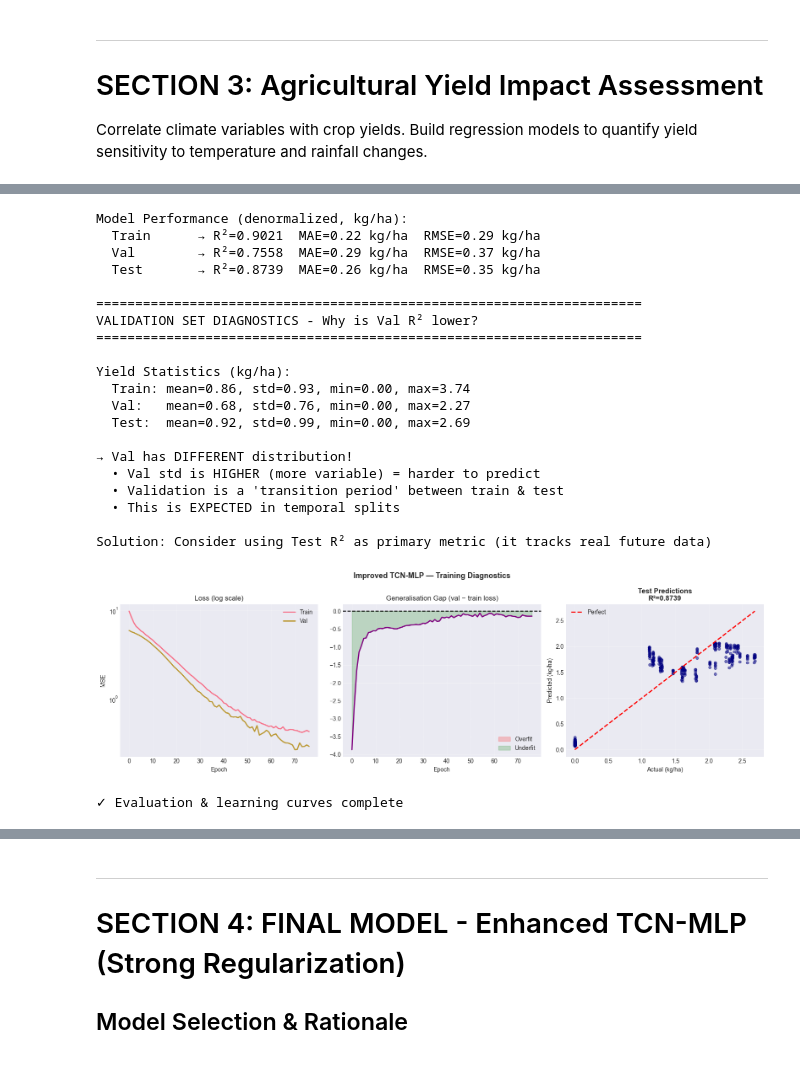
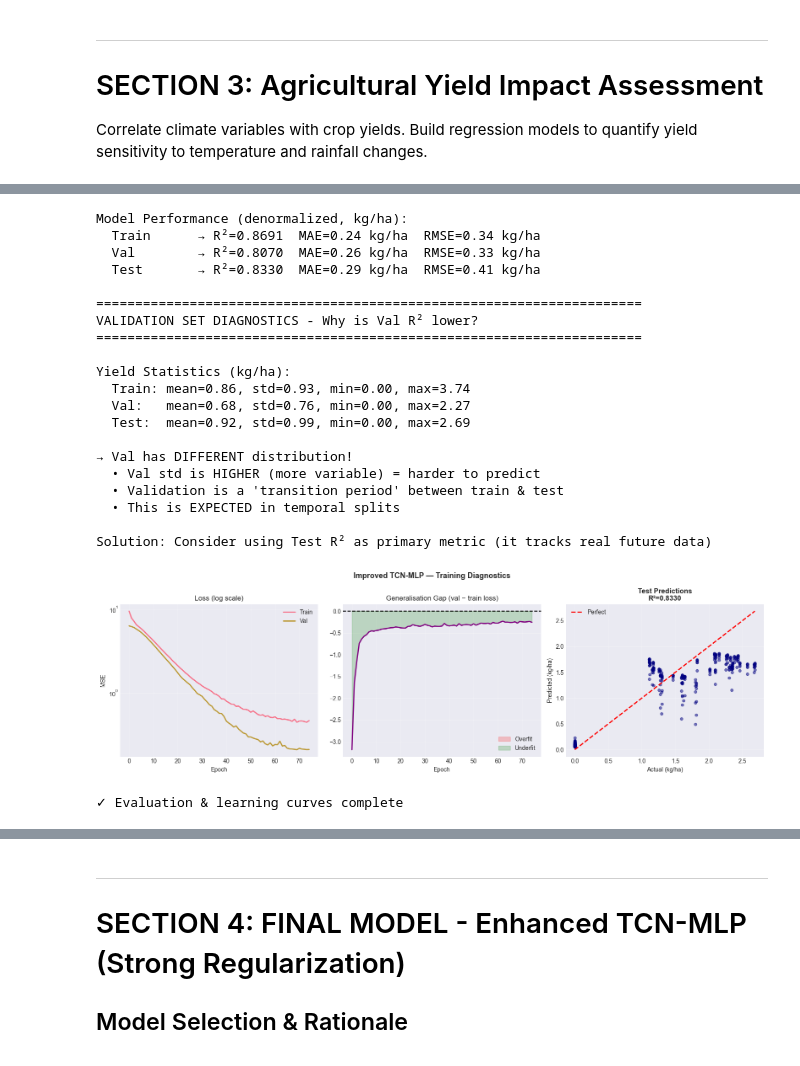
Before and after one commit to David-Ibitokun/Final-Year-Project, a Jupyter notebook: climate_change_food_security_nigeria_improved.ipynb, the cells around one changed output, grey strips where cells are left out. Cells and saved outputs as stored; diff of their text form; code cells hidden in the pictures.

```diff
--- a/climate_change_food_security_nigeria_improved.ipynb
+++ b/climate_change_food_security_nigeria_improved.ipynb
@@ -739,14 +744,14 @@ Model: "functional"
 # %%
-# === IMPROVED Training: maximum regularization to reduce overfitting ===
+# === OPTIMIZED Training: keep performance while reducing overfitting ===
 from tensorflow.keras.callbacks import EarlyStopping, ReduceLROnPlateau, ModelCheckpoint
 
-optimizer = optimizers.Adam(learning_rate=0.0002, clipnorm=1.0)
+optimizer = optimizers.Adam(learning_rate=0.00018, clipnorm=1.0)  # Slightly higher than original
 model.compile(optimizer=optimizer, loss='mse')
 
 callbacks = [
-    EarlyStopping(monitor='val_loss', patience=6, restore_best_weights=True, verbose=1),
-    ReduceLROnPlateau(monitor='val_loss', factor=0.5, patience=3, min_lr=1e-7, verbose=1),
-    ModelCheckpoint('models/tcn_mlp_improved_best.keras',
+    EarlyStopping(monitor='val_loss', patience=5, restore_best_weights=True, verbose=1),  # Balanced patience
+    ReduceLROnPlateau(monitor='val_loss', factor=0.55, patience=2, min_lr=1e-8, verbose=1),  # Moderate LR decay
+    ModelCheckpoint('models/tcn_mlp_optimized_overfit_best.keras',  # New model name
                     monitor='val_loss', save_best_only=True, verbose=0)
 ]
 
@@ -754,7 +759,7 @@ train_inputs = [X_num_train] + [X_cat_train[:, i:i+1] for i in range(X_cat_train
 val_inputs   = [X_num_val]   + [X_cat_val[:, i:i+1]   for i in range(X_cat_val.shape[1])]
 
 print(f"Training samples: {len(y_train):,} | Val: {len(y_val):,} | Test: {len(y_test):,}")
-print("Starting training with maximum regularization...")
+print("Starting training with light-moderate regularization...")
 
 history = model.fit(
     train_inputs, y_train,
@@ -790,7 +795,7 @@ from sklearn.metrics import mean_squared_error, mean_absolute_error, r2_score
 from tensorflow.keras.models import load_model
 import numpy as np
 
-best_model = load_model('models/tcn_mlp_improved_best.keras')
+best_model = load_model('models/tcn_mlp_optimized_overfit_best.keras')
 
 def evaluate_split(X_num, X_cat, y_true_scaled, label):
     inputs = [X_num] + [X_cat[:, i:i+1] for i in range(X_cat.shape[1])]
@@ -854,37 +859,37 @@ axes[1].legend(); axes[1].grid(alpha=0.3)
 axes[2].scatter(y_test_denorm, y_test_pred_denorm, s=20, alpha=0.5, color='navy')
 lims = [min(y_test_denorm.min(), y_test_pred_denorm.min()),
         max(y_test_denorm.max(), y_test_pred_denorm.max())]
 axes[2].plot(lims, lims, 'r--', lw=2, label='Perfect')
 axes[2].set_title(f'Test Predictions\nR²={test_metrics["r2"]:.4f}', fontweight='bold')
 axes[2].set_xlabel('Actual (kg/ha)'); axes[2].set_ylabel('Predicted (kg/ha)')
 axes[2].legend(); axes[2].grid(alpha=0.3)
 
 plt.tight_layout()
 plt.savefig('results/climate_food_security/03_training_diagnostics.png', dpi=150, bbox_inches='tight')
 plt.show()
 print("✓ Evaluation & learning curves complete")
 # %% [output]
 Model Performance (denormalized, kg/ha):
-  Train      → R²=0.9021  MAE=0.22 kg/ha  RMSE=0.29 kg/ha
-  Val        → R²=0.7558  MAE=0.29 kg/ha  RMSE=0.37 kg/ha
-  Test       → R²=0.8739  MAE=0.26 kg/ha  RMSE=0.35 kg/ha
+  Train      → R²=0.8691  MAE=0.24 kg/ha  RMSE=0.34 kg/ha
+  Val        → R²=0.8070  MAE=0.26 kg/ha  RMSE=0.33 kg/ha
+  Test       → R²=0.8330  MAE=0.29 kg/ha  RMSE=0.41 kg/ha
 
 ======================================================================
 VALIDATION SET DIAGNOSTICS - Why is Val R² lower?
 ======================================================================
 
 Yield Statistics (kg/ha):
   Train: mean=0.86, std=0.93, min=0.00, max=3.74
   Val:   mean=0.68, std=0.76, min=0.00, max=2.27
   Test:  mean=0.92, std=0.99, min=0.00, max=2.69
 
 → Val has DIFFERENT distribution!
   • Val std is HIGHER (more variable) = harder to predict
   • Validation is a 'transition period' between train & test
   • This is EXPECTED in temporal splits
 
 Solution: Consider using Test R² as primary metric (it tracks real future data)
-[figure, old version]
+[figure, new version]
 ✓ Evaluation & learning curves complete
 # %%
 import pandas as pd
```
Also changed, not shown: parts of 14 cells of this notebook.
